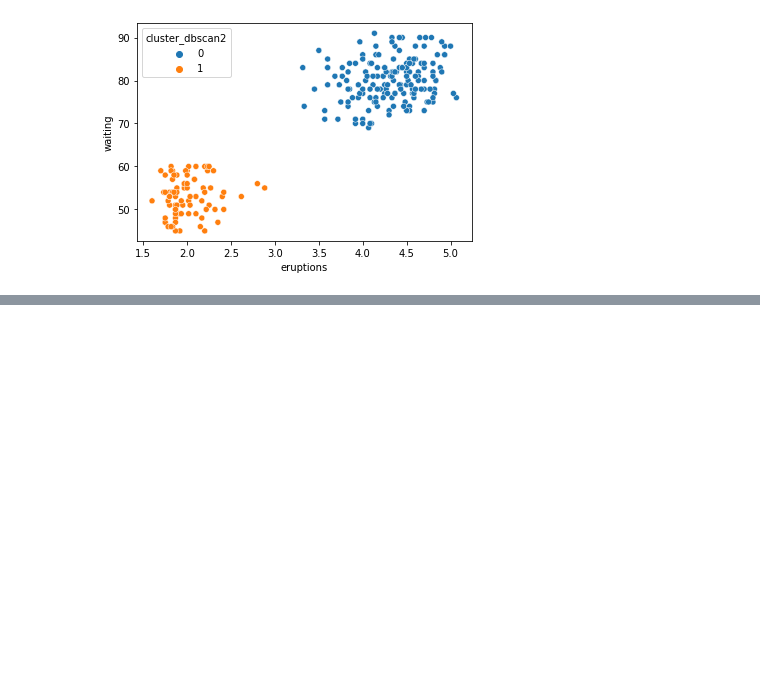
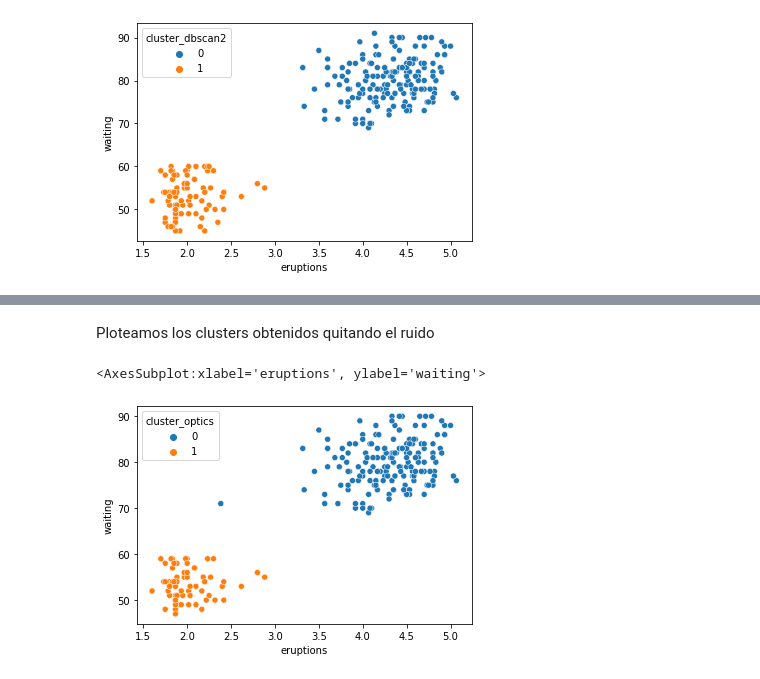
Before and after one commit to leo-hoet/explotaciondedatos, a Jupyter notebook: tp2.ipynb, the cells around one changed output, grey strips where cells are left out. Drawn from its saved outputs; the diff is of its cells as text; code cells hidden in the pictures; blank space fills up the shorter version.

```diff
--- a/tp2.ipynb
+++ b/tp2.ipynb
@@ -131,0 +143,8 @@ sns.scatterplot(data=df2, x='eruptions',y='waiting', hue='cluster_dbscan2')
+# %% [markdown]
+Ploteamos los clusters obtenidos quitando el ruido
+# %%
+df2 = df.loc[df['cluster_optics'] != -1]
+sns.scatterplot(data=df2, x='eruptions',y='waiting', hue='cluster_optics')
+# %% [output]
+<AxesSubplot:xlabel='eruptions', ylabel='waiting'>
+[figure, added]
```
Also changed, not shown: parts of 9 cells of this notebook.
